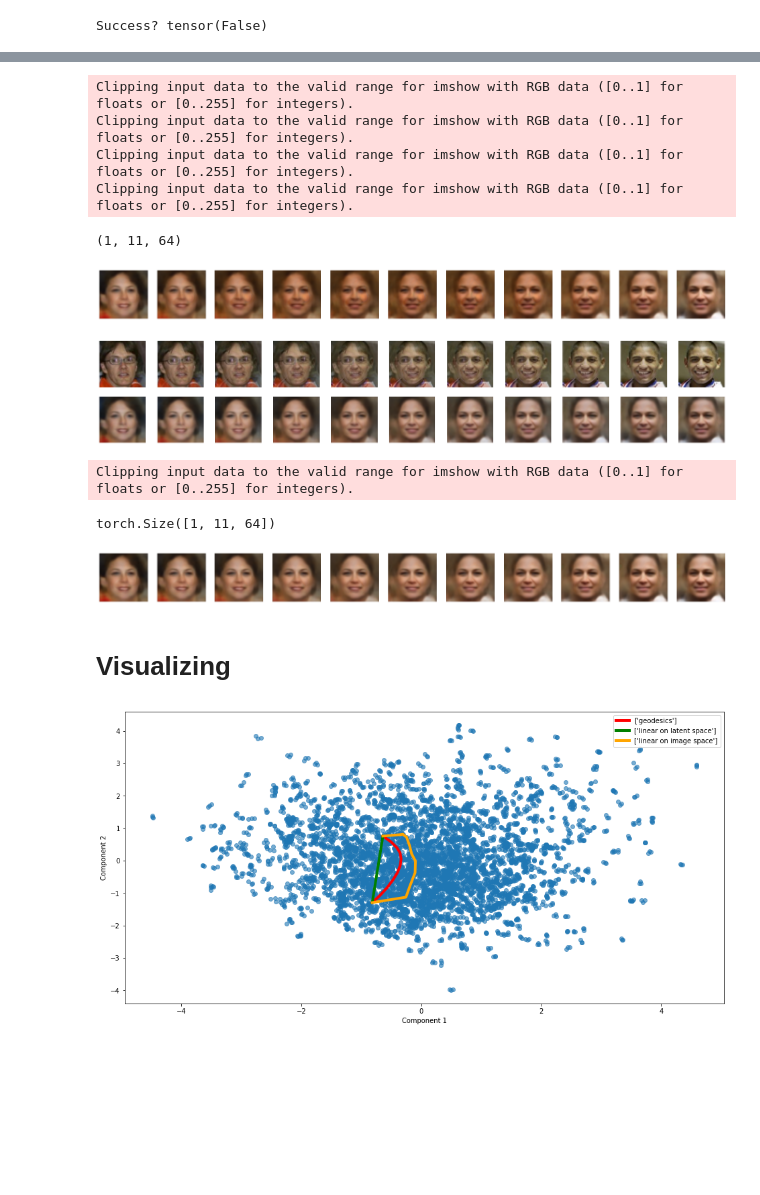
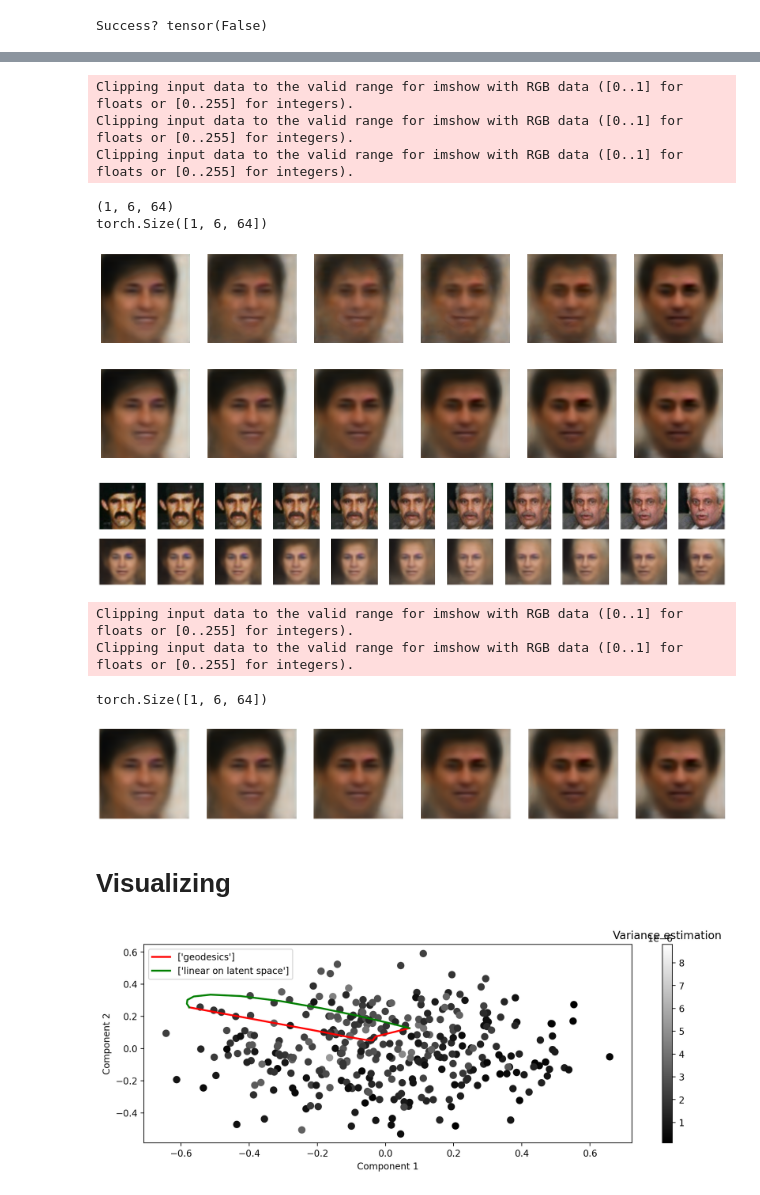
Before and after one commit to aliicee3/LOGML2021-Learning-Latent-Geometries, a Jupyter notebook: ConvVAE/ConvVAE.ipynb, the cells around one changed output, grey strips where cells are left out. Saved outputs shown, nothing was run; the diff lists cells and outputs as text; code cells hidden in the pictures; blank space fills up the shorter version.

```diff
--- a/ConvVAE/ConvVAE.ipynb
+++ b/ConvVAE/ConvVAE.ipynb
@@ -97,7 +97,7 @@ model = VariationalAutoencoder(latents=LATENT_DIMS).to(device)
 
 print(summary(model, torch.zeros((1, *data.shape[1:])).to(device), show_input=True))
 
-model.load_state_dict(torch.load("weights/finalModel.pt"))
+model.load_state_dict(torch.load("weights/150_Model_b.pt"))
 # %% [output]
 ------------------------------------------------------------------------
       Layer (type)          Input Shape         Param #     Tr. Param #
@@ -259,7 +246,7 @@ class geoDecoder(manifold.EmbeddedManifold):
         #print('Curve points shape', points.shape)
         B = points.shape[0]
         N = points.shape[1]
-        decode = self.decoder(points[0])
+        decode = self.decoder(points[0])[0]
         #print('After decoder shape', decode.shape)
         decode = decode.reshape([B, N, -1])
         #print('After reshaping shape', decode.shape)
@@ -334,3 +321,27 @@ X = images.cpu()
 mu, log_var = model.encoder(X)
 #z  = torch.normal(mu, torch.exp(0.5*log_var)).cpu()
 z = mu.cpu()
+# %%
+geo_length = []
+euc_length = []
+
+for j in range(0, 20):
+    print('Curves',j)
+    a = np.random.randint(0,N)
+    b = np.random.randint(0,N)
+
+    curve, success = geom.connecting_geodesic(z[a], z[b])
+
+    a_ = torch.cat([torch.ones(1,1)*i/10 for i in range(11)], axis=1)
+    cp = curve.forward(a_)
+    geo_length.append(geom.curve_length(cp))
+
+    with torch.no_grad():
+        dif = z[b] - z[a]
+
+        line = np.zeros_like(cp.detach())
+        for i in range(0, cp.shape[1]):
+            line[:,i,:] = z[a] + i * dif / (cp.shape[1]-1)
+
+    line = torch.tensor(line)
+    euc_length.append(geom.curve_length(line))
@@ -345,34 +455,35 @@ Success? tensor(False)
 # %%
-a_ = torch.cat([torch.ones(1,1)*i/10 for i in range(11)], axis=1)
+a_ = torch.cat([torch.ones(1,1)*i/5 for i in range(6)], axis=1)
 
 cp = curve.forward(a_)
+geodesic_length = geom.curve_length(cp)
 
 B, N, L = cp.shape
 
 print(f"({B}, {N}, {L})")
 
 # Generating Images corroponding to every geodesic.
 
 img_along_geod = np.zeros([N, 3, 128, 128])
 
 # Plotting Images along each geodesic. [Left to Right]
 
 fig, ax = plt.subplots(1, N, figsize=(24, 12))
 for i in range(N):
-    img_along_geod[i] = geom.decoder(cp[0][i:i+1]).detach().numpy()
+    img_along_geod[i] = geom.decoder(cp[0][i:i+1])[0].detach().numpy()
     ax[i].imshow(img_along_geod[i].transpose([1,2,0]), vmin = 0, vmax = 1)
     ax[i].axis('off')
 plt.show()
 # %% [output]
 Clipping input data to the valid range for imshow with RGB data ([0..1] for floats or [0..255] for integers).
 Clipping input data to the valid range for imshow with RGB data ([0..1] for floats or [0..255] for integers).
 Clipping input data to the valid range for imshow with RGB data ([0..1] for floats or [0..255] for integers).
-Clipping input data to the valid range for imshow with RGB data ([0..1] for floats or [0..255] for integers).
-(1, 11, 64)
+(1, 6, 64)
+torch.Size([1, 6, 64])
-[figure, old version]
+[figure, new version]
+[figure, added]
 # %%
 image_derivate = images[b] - images[a]
-latents = []
 
 fig, ax = plt.subplots(2, N, figsize=(24, 4))
 for i in range(N):
@@ -382,7 +493,7 @@ for i in range(N):
     #z_ = torch.normal(mu, torch.exp(0.5*log_var))
     z_ = mu
     latents.append(z_)
-    recover = model.decoder(z_)
+    recover = model.decoder(z_)[0]
 
     img = img.cpu().numpy()
     ax[0,i].imshow(img.transpose([1,2,0]), vmin = 0, vmax = 1)
@@ -393,7 +504,7 @@ for i in range(N):
 
 plt.show()
 # %% [output]
-[figure, old version]
+[figure, new version]
 # %%
 img_space_latents = torch.cat(latents).unsqueeze(axis=0)
 img_space_latents[:,0,:] = cp[:,0,:]
@@ -407,6 +518,7 @@ with torch.no_grad():
         line[:,i,:] = z[a] + i * dif / (cp.shape[1]-1)
 
 line = torch.tensor(line)
+straight_length = geom.curve_length(line)
 print(line.shape)
 
 # line = CubicSpline(z[a], z[b]) # You can also call a CubicSpline without optimation (is a straight line)
@@ -417,14 +529,15 @@ img_along_line = np.zeros([N, 3, 128, 128])
 
 fig, ax = plt.subplots(1, N, figsize=(24, 12))
 for i in range(N):
-    img_along_line[i] = geom.decoder(line[0][i:i+1]).detach().numpy()
+    img_along_line[i] = geom.decoder(line[0][i:i+1])[0].detach().numpy()
     ax[i].imshow(img_along_line[i].transpose([1,2,0]), vmin = 0, vmax = 1)
     ax[i].axis('off')
 plt.show()
 # %% [output]
 Clipping input data to the valid range for imshow with RGB data ([0..1] for floats or [0..255] for integers).
+Clipping input data to the valid range for imshow with RGB data ([0..1] for floats or [0..255] for integers).
-torch.Size([1, 11, 64])
+torch.Size([1, 6, 64])
-[figure, old version]
+[figure, new version]
 # %% [markdown]
 # Visualizing
 # %%
@@ -510,4 +653,6 @@ def plot_manfold(model, data, N, N_sample=3, geodesics=None, linear = None, imag
 # %%
-plot_manfold(model, data, 2000, 3, geodesics=cp, linear = line, image_space_latents = img_space_latents, device="cpu", algo="pca", func="linear")
+#plot_manfold(model, data, 2000, 3, geodesics=cp, linear = line, image_space_latents = img_space_latents, device="cpu", algo="pca", func="linear")
+
+plot_manfold(model, data, 350, 1, geodesics=cp, linear = line, device="cpu", algo="pca", func="cosine")
 # %% [output]
-[figure, old version]
+[figure, new version]
```
Also changed, not shown: parts of 12 cells of this notebook, 4 other files.
